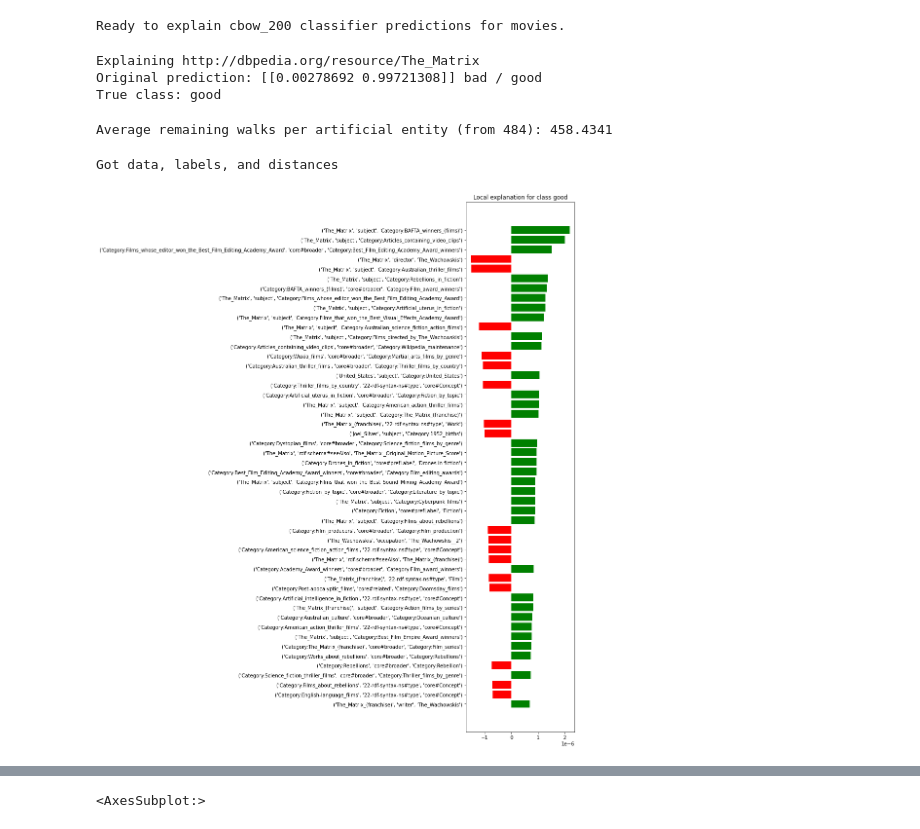
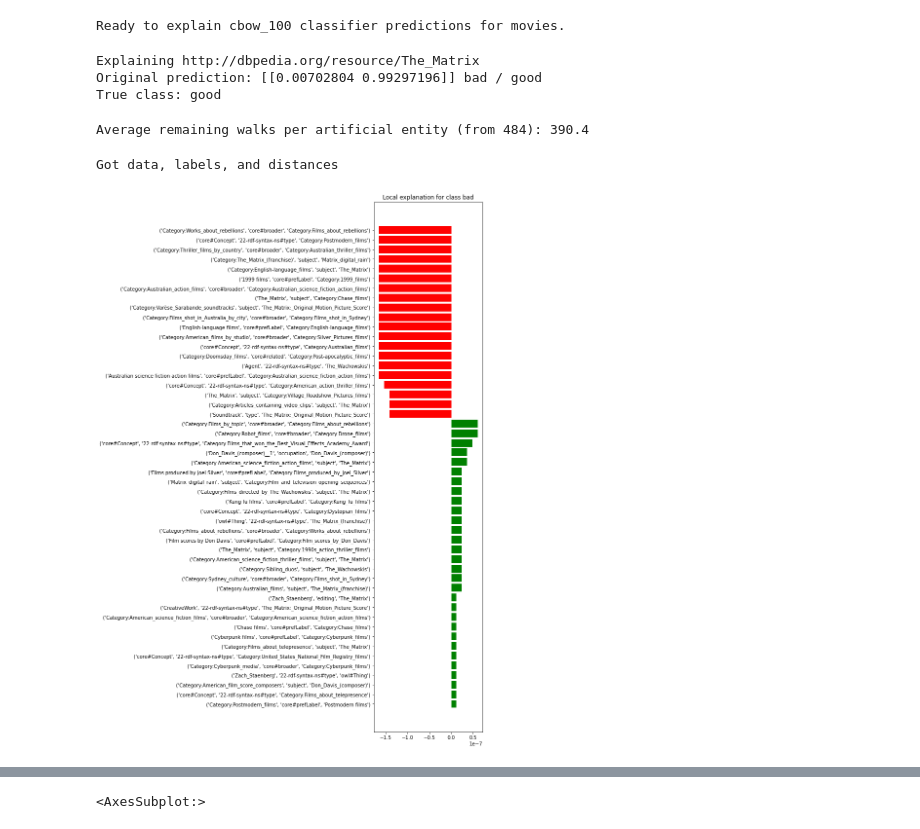
Before and after one commit to rgrenz/rdflime-util, a Jupyter notebook: notebooks/3_RDFLIME.ipynb, the cells around one changed output, grey strips where cells are left out. Cells and saved outputs as stored; diff of their text form; code cells hidden in the pictures.

```diff
--- a/notebooks/3_RDFLIME.ipynb
+++ b/notebooks/3_RDFLIME.ipynb
@@ -17,7 +17,7 @@ logging.basicConfig(level=logging.WARN)
 # -> See rdflimeConfig.py
 explored_dataset_idx = 0
 algo = "cbow"
-vsize = 200
+vsize = 100
 
 dataset_full, dataset_entities = load_dataset(datasets[explored_dataset_idx], fixed=True)
 cfg = datasets[explored_dataset_idx]
@@ -38,7 +38,7 @@ with open(os.path.join(cfg["location"], "transformers", f"rdf2vec_transformer_{a
 entity_kind = cfg["entity"]
 print(f"Ready to explain {algo}_{vsize} classifier predictions for {entity_kind}.")
 # %% [output]
-Ready to explain cbow_200 classifier predictions for movies.
+Ready to explain cbow_100 classifier predictions for movies.
 # %%
 reload(lime.lime_rdf)
 from lime.lime_rdf import LimeRdfExplainer
@@ -60,8 +60,7 @@ explainer = LimeRdfExplainer(
 explained_idx = 92
 explained_entity_row = dataset_full.loc[explained_idx]
 explained_entity_uri = explained_entity_row[uri_col]
-explained_entity_embedding = rdf2vec_transformer._embeddings[explained_idx]
-embedding = rdf2vec_transformer._embeddings[explained_idx]
+embedding = rdf2vec_transformer._embeddings[rdf2vec_transformer._entities.index(explained_entity_uri)]
 prediction = clf.predict_proba([embedding])
 
 print("Explaining", explained_entity_uri)
@@ -72,7 +71,7 @@ data, probabilities, distances, explanation = explainer.explain_instance(
     entity=explained_entity_uri,
     classifier_fn=clf.predict_proba,
     num_features=50,
-    num_samples=10000,
+    num_samples=5,
     allow_triple_addition=False,
     allow_triple_subtraction=True,
     max_changed_triples=20,
@@ -83,22 +82,25 @@ data, probabilities, distances, explanation = explainer.explain_instance(
     train_with_all=False,
     distance_metric="cosine",
     model_regressor=None,
-    short_uris=False
+    short_uris=False,
+    labels=(0,)
 )
 
 # Albums: % modulo 10 = test
 # Triple addition: Only try triples from n close neighbors (cosine)
 # %% [output]
 Explaining http://dbpedia.org/resource/The_Matrix
-Original prediction: [[0.00278692 0.99721308]] bad / good
+Original prediction: [[0.00702804 0.99297196]] bad / good
 True class: good
-Average remaining walks per artificial entity (from 484): 458.4341
+Average remaining walks per artificial entity (from 484): 390.4
 Got data, labels, and distances
 # %%
-figsize = (4, .4*len(explanation.as_list()))
+label = 0
+
+figsize = (4, .4*len(explanation.as_list(label=label)))
 
 explanation.domain_mapper.short_uris=True
-fig = explanation.as_pyplot_figure(figsize=figsize)
+fig = explanation.as_pyplot_figure(figsize=figsize, label=label)
 explanation.domain_mapper.short_uris=False
 # %% [output]
-[figure, old version]
+[figure, new version]
```
Also changed, not shown: parts of 1 cell of this notebook, 5 other files.
